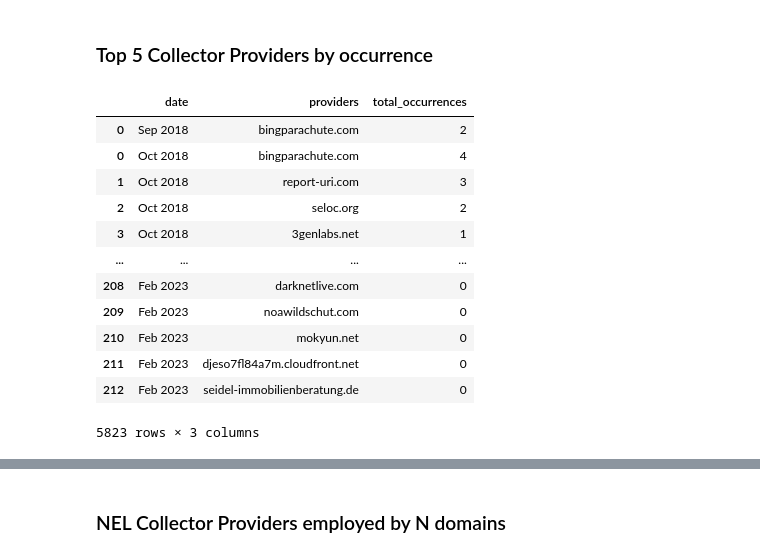
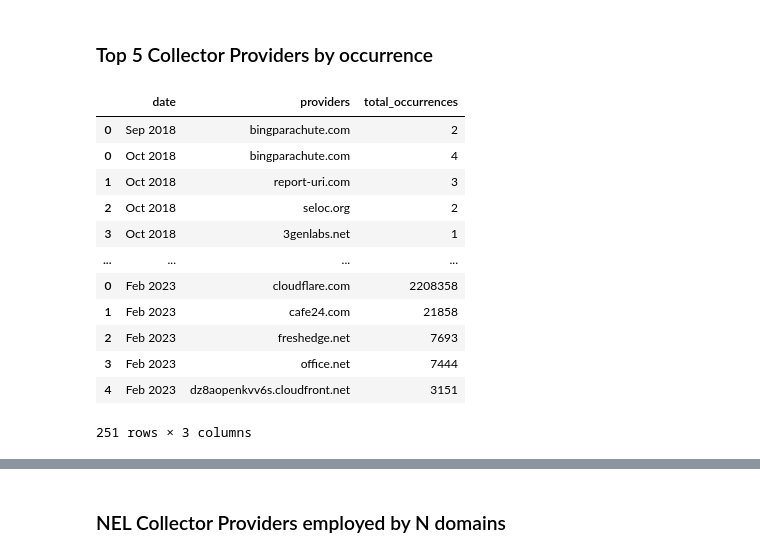
Before and after one commit to JurikMatej/IBP-NEL-Analysis-Scripts, a Jupyter notebook: results/httparchive_nel_collector_provider_usage.ipynb, the cells around one changed output, grey strips where cells are left out. Saved outputs shown, nothing was run; the diff lists cells and outputs as text; code cells hidden in the pictures.

```diff
--- a/results/httparchive_nel_collector_provider_usage.ipynb
+++ b/results/httparchive_nel_collector_provider_usage.ipynb
@@ -132,32 +137,32 @@ top_5_data.sort_values(['date', 'share_as_secondary'], ascending=[True, False]).
 # %%
 occurrence_data = result[['date', 'providers', 'as_primary', 'as_secondary', 'among_fallback']]
 
-top_5_data = pd.DataFrame()
+all_occurrences = pd.DataFrame()
 for month in dates_to_visualize:
     monthly_data = occurrence_data[occurrence_data['date'] == month].copy()
 
     monthly_data['total_occurrences'] = monthly_data['as_primary'] + monthly_data['as_secondary'] + monthly_data['among_fallback']
     monthly_data.drop(columns=['as_primary', 'as_secondary', 'among_fallback'], inplace=True)
 
     monthly_data['date'] = monthly_data['date'].map(date_to_text_format)
 
     monthly_data.reset_index(drop=True, inplace=True)
 
-    top_5_data = pd.concat([top_5_data, monthly_data])
+    all_occurrences = pd.concat([all_occurrences, monthly_data])
 
-# top_5_data = top_5_data[top_5_data.index < 5]
+top_5_data = all_occurrences[all_occurrences.index < 5]
 top_5_data
 # %% [output]
 |  | date | providers | total_occurrences |
 | 0 | Sep 2018 | bingparachute.com | 2 |
 | 0 | Oct 2018 | bingparachute.com | 4 |
 | 1 | Oct 2018 | report-uri.com | 3 |
 | 2 | Oct 2018 | seloc.org | 2 |
 | 3 | Oct 2018 | 3genlabs.net | 1 |
 | ... | ... | ... | ... |
-| 208 | Feb 2023 | darknetlive.com | 0 |
-| 209 | Feb 2023 | noawildschut.com | 0 |
-| 210 | Feb 2023 | mokyun.net | 0 |
-| 211 | Feb 2023 | djeso7fl84a7m.cloudfront.net | 0 |
-| 212 | Feb 2023 | seidel-immobilienberatung.de | 0 |
+| 0 | Feb 2023 | cloudflare.com | 2208358 |
+| 1 | Feb 2023 | cafe24.com | 21858 |
+| 2 | Feb 2023 | freshedge.net | 7693 |
+| 3 | Feb 2023 | office.net | 7444 |
+| 4 | Feb 2023 | dz8aopenkvv6s.cloudfront.net | 3151 |
-5823 rows × 3 columns
+251 rows × 3 columns
```
Also changed, not shown: parts of 7 cells of this notebook, 5 other files.
